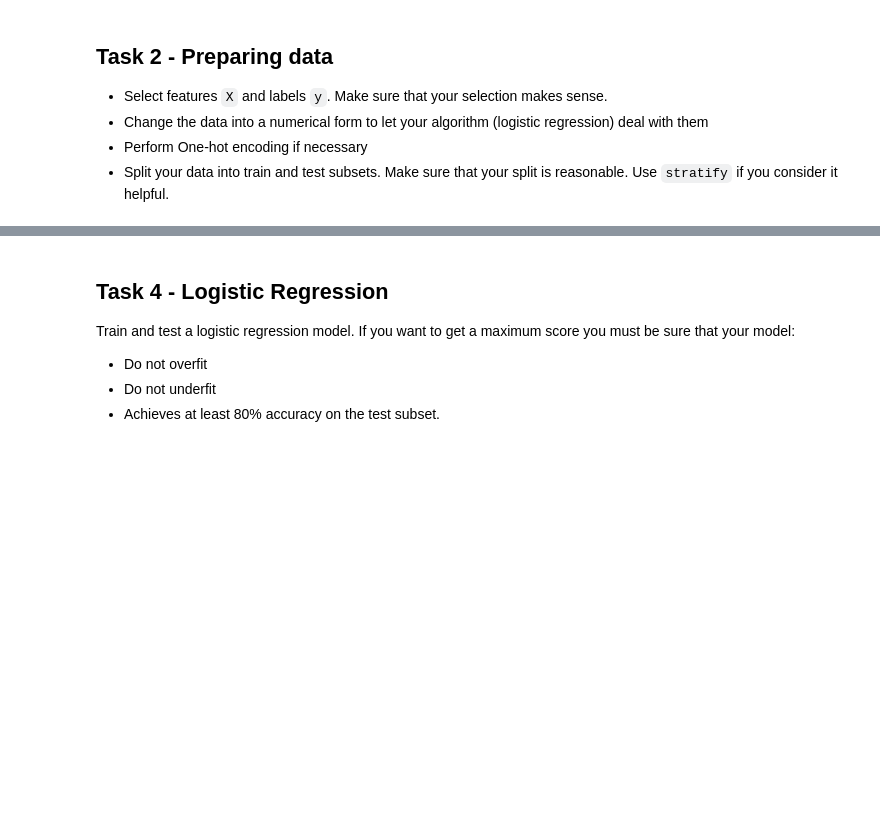
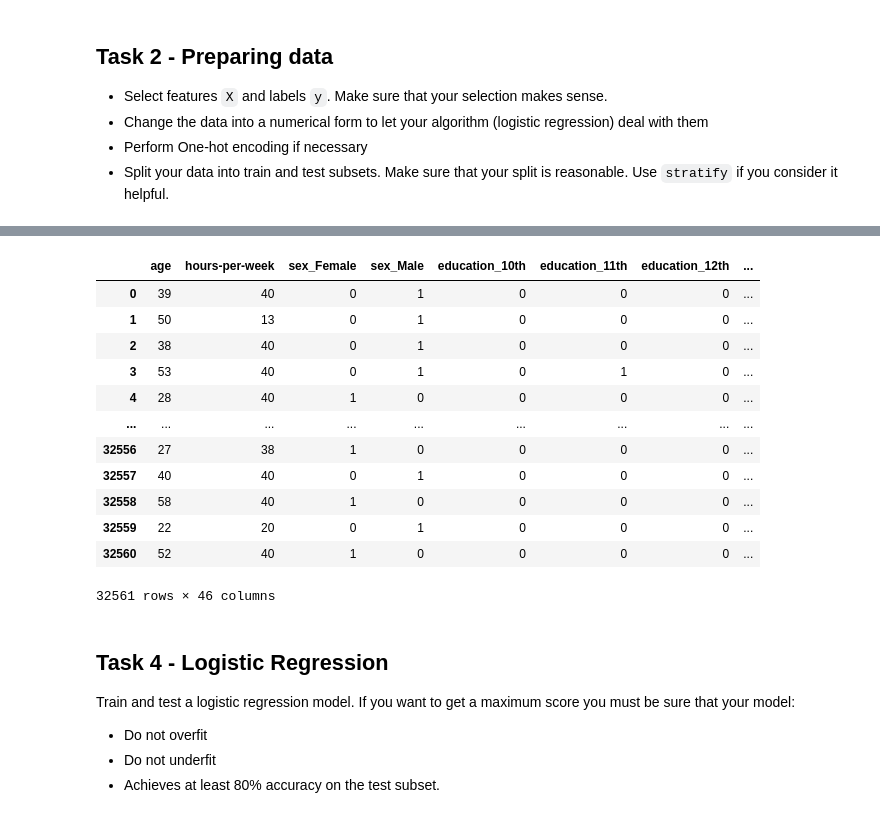
Before and after one commit to sobson125/Machine-Learning, a Jupyter notebook: Studies/Logistic Regression/LogisticRegressionTask.ipynb, the cells around one changed output, grey strips where cells are left out. Drawn from its saved outputs; the diff is of its cells as text; code cells hidden in the pictures; blank space fills up the shorter version.

```diff
--- a/Studies/Logistic Regression/LogisticRegressionTask.ipynb
+++ b/Studies/Logistic Regression/LogisticRegressionTask.ipynb
@@ -76,3 +108,6 @@ dtype: int64
 - Change the data into a numerical form to let your algorithm (logistic regression) deal with them
 - Perform One-hot encoding if necessary
 - Split your data into train and test subsets. Make sure that your split is reasonable. Use `stratify` if you consider it helpful.
+# %%
+X = df[['age', 'education', 'occupation', 'sex', 'hours-per-week', 'relationship', 'race']]
+X
@@ -78,0 +146,17 @@ dtype: int64
+# %%
+X = pd.get_dummies(X,columns=['sex', 'education', 'race', 'relationship','occupation'])
+X
+# %% [output]
+|  | age | hours-per-week | sex_Female | sex_Male | education_10th | education_11th | education_12th | ... |
+| 0 | 39 | 40 | 0 | 1 | 0 | 0 | 0 | ... |
+| 1 | 50 | 13 | 0 | 1 | 0 | 0 | 0 | ... |
+| 2 | 38 | 40 | 0 | 1 | 0 | 0 | 0 | ... |
+| 3 | 53 | 40 | 0 | 1 | 0 | 1 | 0 | ... |
+| 4 | 28 | 40 | 1 | 0 | 0 | 0 | 0 | ... |
+| ... | ... | ... | ... | ... | ... | ... | ... | ... |
+| 32556 | 27 | 38 | 1 | 0 | 0 | 0 | 0 | ... |
+| 32557 | 40 | 40 | 0 | 1 | 0 | 0 | 0 | ... |
+| 32558 | 58 | 40 | 1 | 0 | 0 | 0 | 0 | ... |
+| 32559 | 22 | 20 | 0 | 1 | 0 | 0 | 0 | ... |
+| 32560 | 52 | 40 | 1 | 0 | 0 | 0 | 0 | ... |
+32561 rows × 46 columns
```
Also changed, not shown: parts of 22 cells of this notebook.
